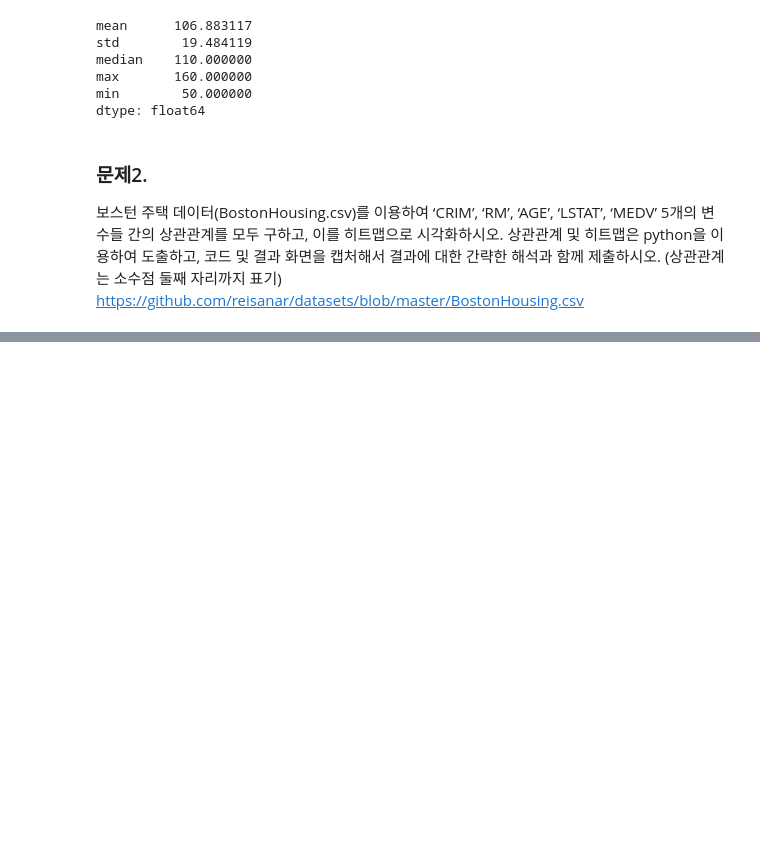
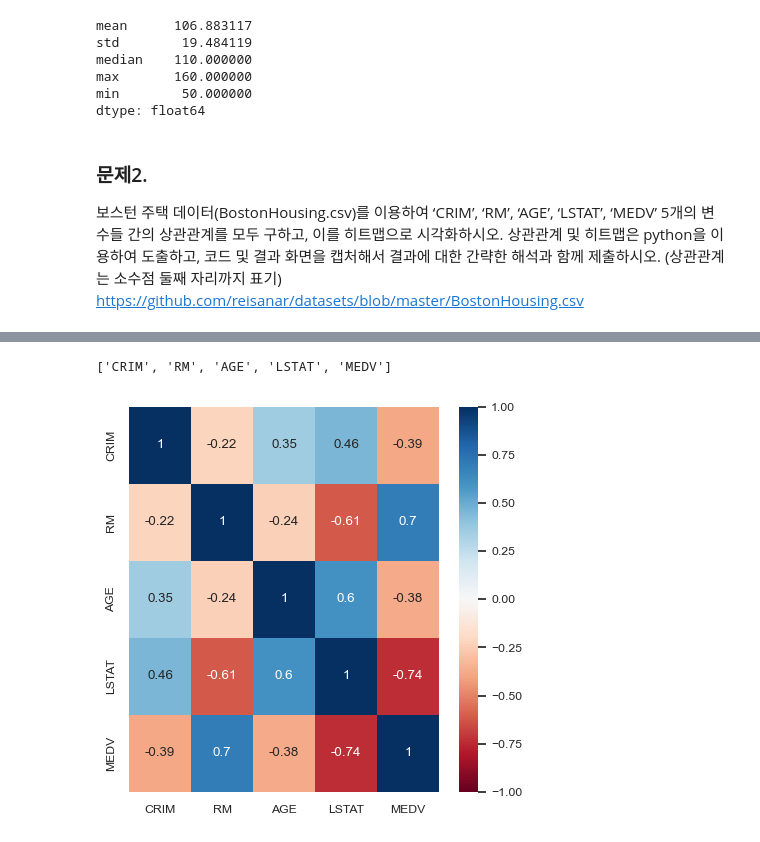
Before and after one commit to yunaasi/Python-Data-Mining, a Jupyter notebook: datamining/Assign(4)_20180499심유나.ipynb, the cells around one changed output, grey strips where cells are left out. Saved outputs shown, nothing was run; the diff lists cells and outputs as text; code cells hidden in the pictures; blank space fills up the shorter version.

Commit message:
데이터마이닝 4주차 과제 최종
통계값, 상관관계 분석  및 해석

```diff
--- a/datamining/Assign(4)_20180499심유나.ipynb
+++ b/datamining/Assign(4)_20180499심유나.ipynb
@@ -68,0 +78,5 @@ https://github.com/reisanar/datasets/blob/master/BostonHousing.csv
+# %%
+# 데이터 불러오기 및 columns 값 확인하기
+housing_df = dmba.load_data('BostonHousing.csv')
+print(housing_df.columns)
+housing_df.head(10)
@@ -68,0 +136,17 @@ https://github.com/reisanar/datasets/blob/master/BostonHousing.csv
+# %%
+#활용할 컬럼 설정  CRIM’, ‘RM’, ‘AGE’, ‘LSTAT’, ‘MEDV’ 5개의 변수
+columns = ['CRIM','RM','AGE', 'LSTAT','MEDV']
+columns
+# %% [output]
+['CRIM', 'RM', 'AGE', 'LSTAT', 'MEDV']
+# %%
+housing_df = housing_df[columns]
+
+# 상관관계 히트맵 그리기
+corr = housing_df.corr()
+plt.figure(figsize=(5,5))
+sns.set(font_scale = 0.8)
+sns.heatmap(corr,xticklabels =corr.columns , yticklabels = corr.columns, vmin =-1, vmax =1 ,cmap="RdBu",annot=True)
+plt.show()
+# %% [output]
+[figure, added]
```
Also changed, not shown: parts of 4 cells of this notebook.
